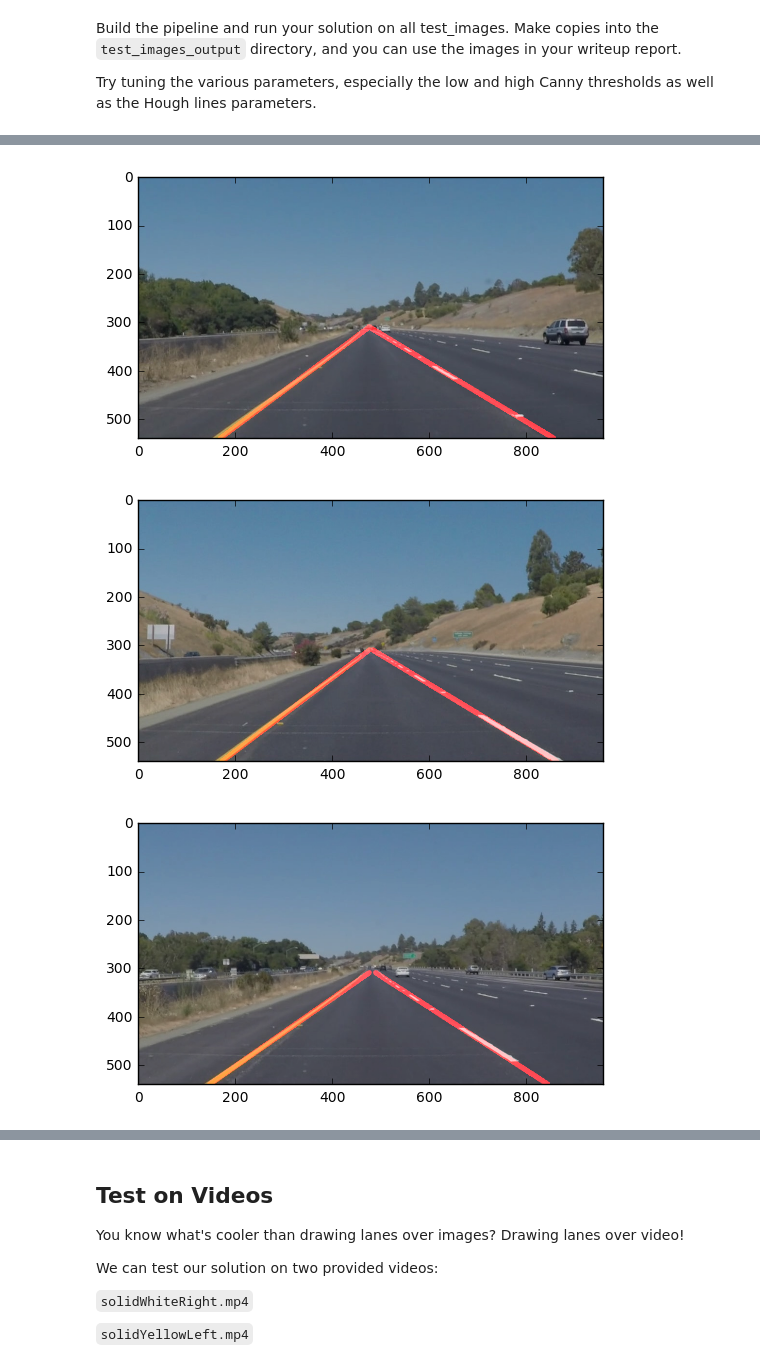
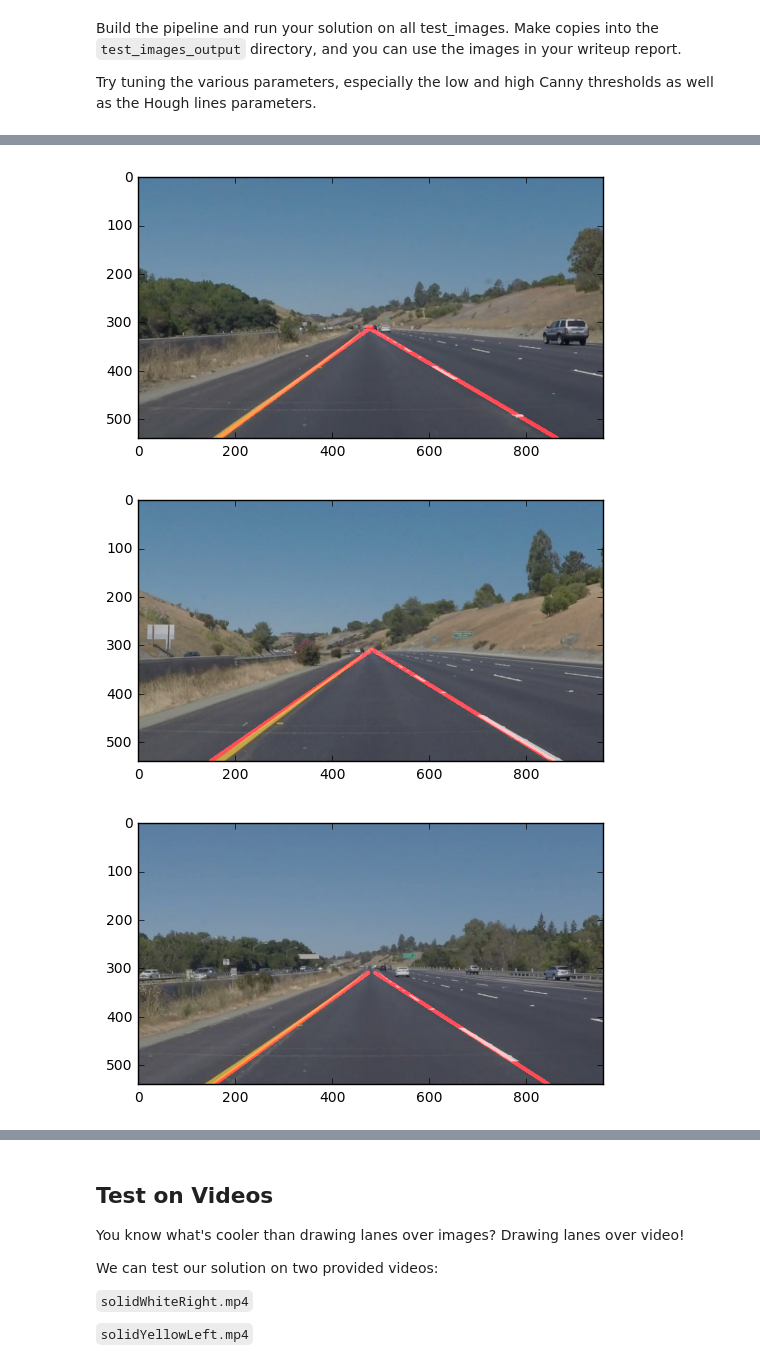
Before and after one commit to jamestouri/Lane-Finder, a Jupyter notebook: P1.ipynb, the cells around one changed output, grey strips where cells are left out. Saved outputs shown, nothing was run; the diff lists cells and outputs as text; code cells hidden in the pictures.

```diff
--- a/P1.ipynb
+++ b/P1.ipynb
@@ -128,7 +128,7 @@ def region_of_interest(img, vertices):
     return masked_image
 
 
-def draw_lines(img, lines, color=[255, 0, 0], thickness=10):
+def draw_lines(img, lines, color=[255, 0, 0], thickness=7):
     """
     NOTE: this is the function you might want to use as a starting point once you want to
     average/extrapolate the line segments you detect to map out the full
@@ -165,7 +165,7 @@ def draw_lines(img, lines, color=[255, 0, 0], thickness=10):
             test_m = ((y2 - y1) / (x2 - x1))
             #bringing in the values for choosing which array goes so it can draw out a line
             #right line of the lane
-            if test_m > 0.5 and test_m < 0.8:
+            if test_m > 0.5:
                 m = test_m
                 b = y1 - m * x1
                 # x = (y - b) / m
@@ -173,7 +173,7 @@ def draw_lines(img, lines, color=[255, 0, 0], thickness=10):
                 x_bottom_pos.append((y_bottom - b) / m)
 
             #left line of the lane
-            if test_m < -0.5 and test_m > -0.8:
+            if test_m < -0.5:
                 m = test_m
                 b = y1 - m * x1
 
@@ -249,37 +249,37 @@ for i, image_part in enumerate(os.listdir('test_images/')):
     image = mpimg.imread('test_images/' + image_part)
     1.
     #Apply grayscale
     gray = grayscale(image)
 
     #kernel for gaussian
     kernel_measure = 3
     the_gaussian = gaussian_blur(gray, kernel_measure)
 
     #Canny Detection
-    chosen_low_threshold = 50
-    chosen_high_threshold = 150
+    chosen_low_threshold = 30
+    chosen_high_threshold = 100
     the_canny = canny(the_gaussian, chosen_low_threshold, chosen_high_threshold)
 
     # This time we are defining a four sided polygon to mask
     imshape = image.shape
     first_vertices = np.array([[(0,image.shape[0]),(450, 310), (490, 310), (image.shape[1],image.shape[0])]], dtype=np.int32)
     the_masked_interest = region_of_interest(the_canny, first_vertices)
 
     #The Hough Lines
     rho1 = 3 # distance resolution in pixels of the Hough grid
     theta1 = np.pi/180 # angular resolution in radians of the Hough grid
-    threshold1 = 70     # minimum number of votes (intersections in Hough grid cell)
-    min_line_length1 = 70 #minimum number of pixels making up a line
-    max_line_gap1 = 250    # maximum gap in pixels between connectable line segments
+    threshold1 = 15     # minimum number of votes (intersections in Hough grid cell)
+    min_line_length1 = 40 #minimum number of pixels making up a line
+    max_line_gap1 = 20    # maximum gap in pixels between connectable line segments
 
     the_hough = hough_lines(the_masked_interest, rho1, theta1, threshold1, min_line_length1, max_line_gap1)
     color_edges = np.dstack((the_canny, the_canny, the_canny))
 
     lane_result = weighted_img(the_hough, image)
     plt.imshow(lane_result)
     plt.show()
 # %% [output]
 [figure]
 [figure]
-[figure, old version]
+[figure, new version]
 [figure]
```
Also changed, not shown: parts of 5 cells of this notebook.
